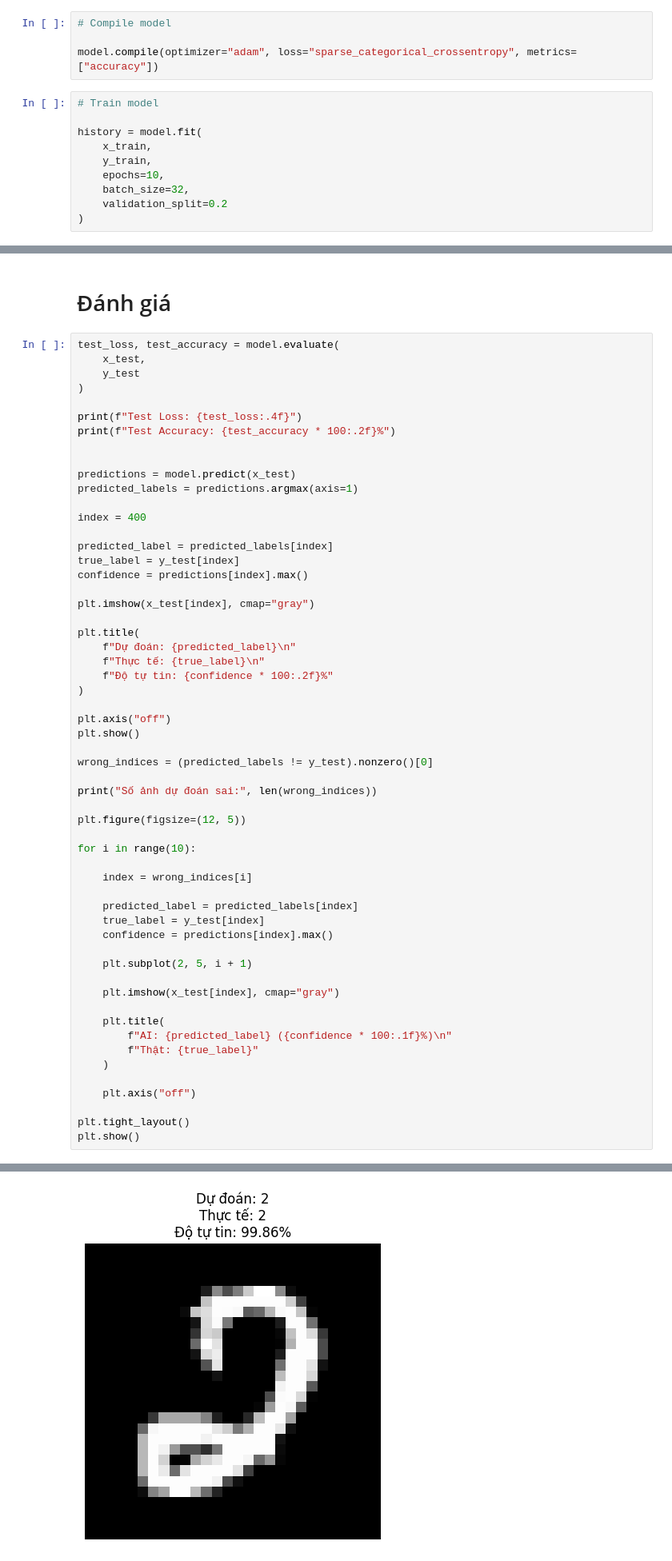
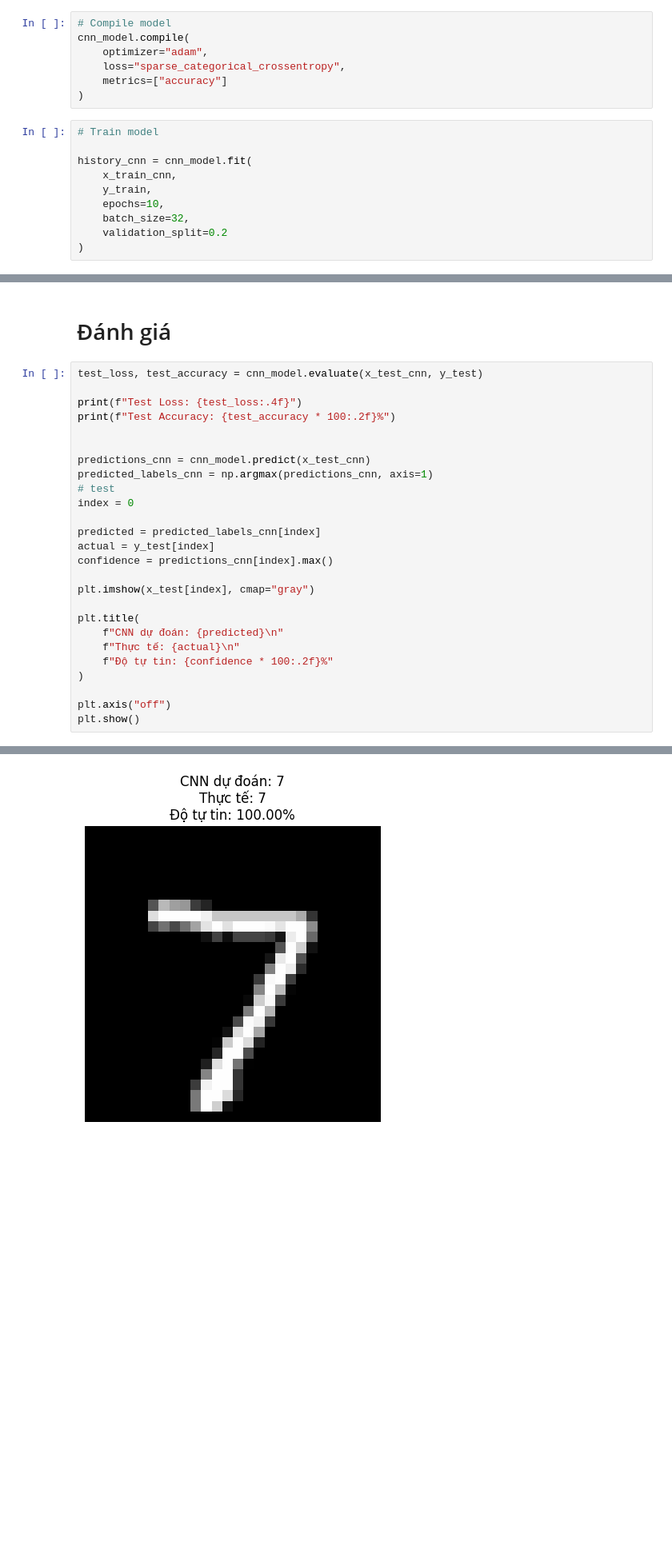
Before and after one commit to tung20-1/CNN-Predicting-Handwritten-Digits, a Jupyter notebook: Train_AI.ipynb, the cells around one changed output, grey strips where cells are left out. Shown at 80% size. Drawn from its saved outputs; the diff is of its cells as text; blank space fills up the shorter version.

```diff
--- a/Train_AI.ipynb
+++ b/Train_AI.ipynb
@@ -122,13 +109,16 @@ Model: "sequential_1"
  Non-trainable params: 0 (0.00 B)
 # %%
 # Compile model
-
-model.compile(optimizer="adam", loss="sparse_categorical_crossentropy", metrics=["accuracy"])
+cnn_model.compile(
+    optimizer="adam",
+    loss="sparse_categorical_crossentropy",
+    metrics=["accuracy"]
+)
 # %%
 # Train model
 
-history = model.fit(
-    x_train,
+history_cnn = cnn_model.fit(
+    x_train_cnn,
     y_train,
     epochs=10,
     batch_size=32,
@@ -184,60 +172,29 @@ plt.show()
 # %% [markdown]
 # Đánh giá
 # %%
-test_loss, test_accuracy = model.evaluate(
-    x_test,
-    y_test
-)
+test_loss, test_accuracy = cnn_model.evaluate(x_test_cnn, y_test)
 
 print(f"Test Loss: {test_loss:.4f}")
 print(f"Test Accuracy: {test_accuracy * 100:.2f}%")
 
 
-predictions = model.predict(x_test)
-predicted_labels = predictions.argmax(axis=1)
+predictions_cnn = cnn_model.predict(x_test_cnn)
+predicted_labels_cnn = np.argmax(predictions_cnn, axis=1)
+# test
+index = 0
 
-index = 400
-
-predicted_label = predicted_labels[index]
-true_label = y_test[index]
-confidence = predictions[index].max()
+predicted = predicted_labels_cnn[index]
+actual = y_test[index]
+confidence = predictions_cnn[index].max()
 
 plt.imshow(x_test[index], cmap="gray")
 
 plt.title(
-    f"Dự đoán: {predicted_label}\n"
-    f"Thực tế: {true_label}\n"
+    f"CNN dự đoán: {predicted}\n"
+    f"Thực tế: {actual}\n"
     f"Độ tự tin: {confidence * 100:.2f}%"
 )
 
 plt.axis("off")
 plt.show()
-
-wrong_indices = (predicted_labels != y_test).nonzero()[0]
-
-print("Số ảnh dự đoán sai:", len(wrong_indices))
-
-plt.figure(figsize=(12, 5))
-
-for i in range(10):
-
-    index = wrong_indices[i]
-
-    predicted_label = predicted_labels[index]
-    true_label = y_test[index]
-    confidence = predictions[index].max()
-
-    plt.subplot(2, 5, i + 1)
-
-    plt.imshow(x_test[index], cmap="gray")
-
-    plt.title(
-        f"AI: {predicted_label} ({confidence * 100:.1f}%)\n"
-        f"Thật: {true_label}"
-    )
-
-    plt.axis("off")
-
-plt.tight_layout()
-plt.show()
 # %% [output]
@@ -248 +205 @@ Test Accuracy: 97.61%
-[figure, old version]
+[figure, new version]
```
Also changed, not shown: parts of 15 cells of this notebook.
